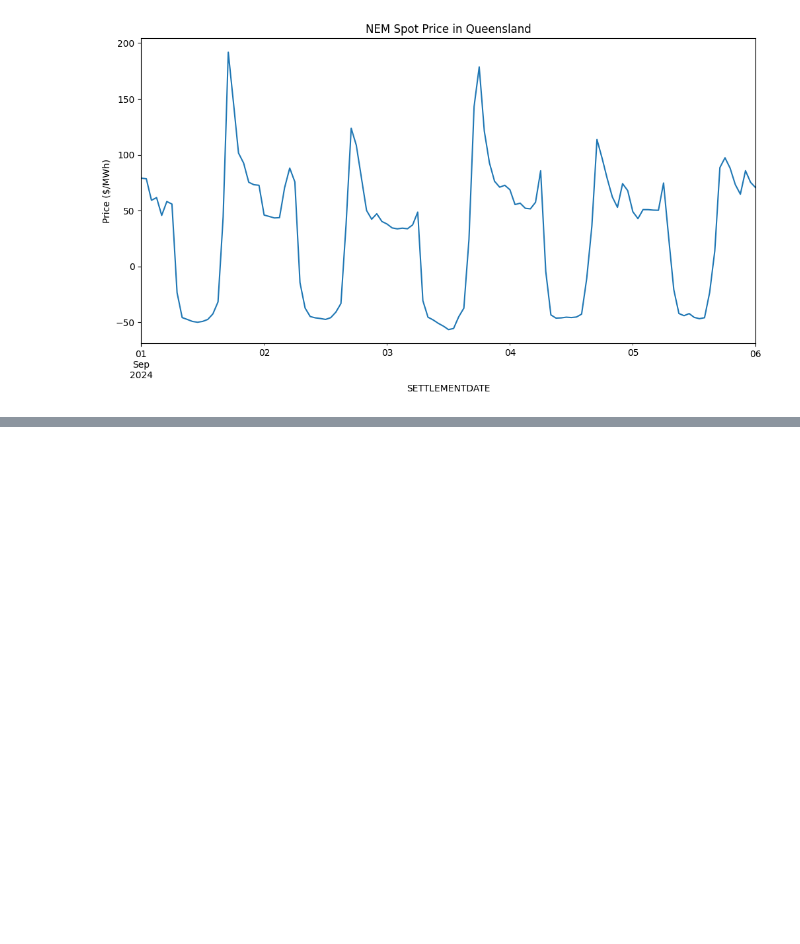
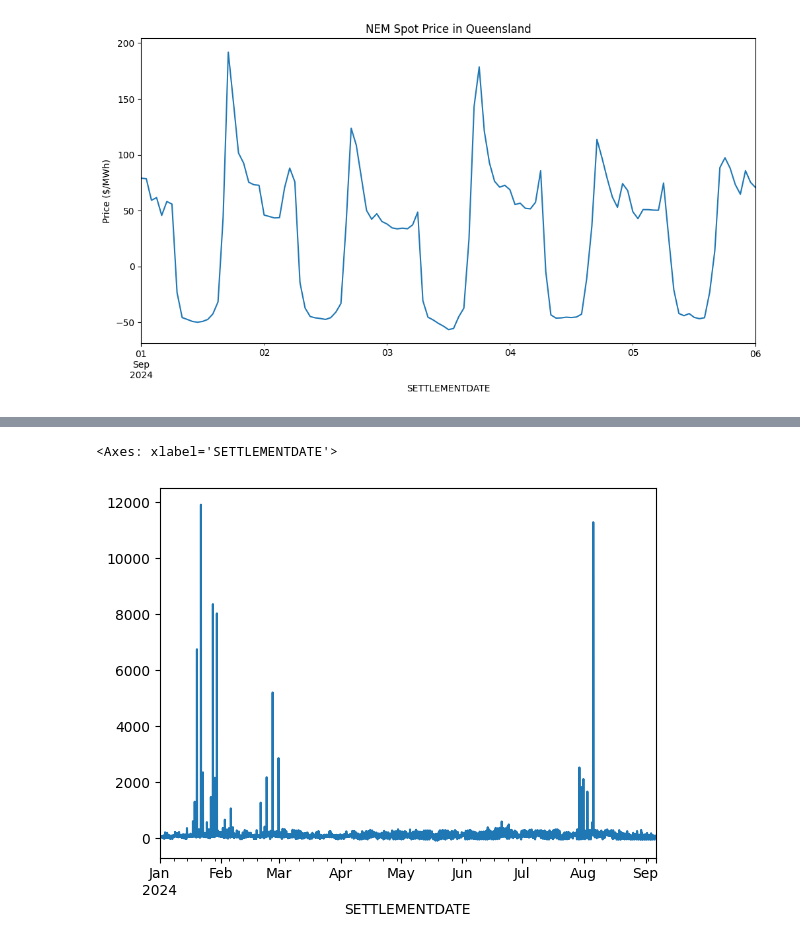
Before and after one commit to jasweep/power-quant-analyst, a Jupyter notebook: src/flexible_dispatch_demo.ipynb, the cells around one changed output, grey strips where cells are left out. Drawn from its saved outputs; the diff is of its cells as text; code cells hidden in the pictures; blank space fills up the shorter version.

```diff
--- a/src/flexible_dispatch_demo.ipynb
+++ b/src/flexible_dispatch_demo.ipynb
@@ -257,0 +294,15 @@ Text(0, 0.5, 'Real Cashflow ($)')
+# %%
+# Let's now run this for the whole year to date
+# get all the CSV data in the data folder
+import os
+import glob
+
+data_folder = r"..\data"
+csv_files = glob.glob(os.path.join(data_folder, "*.csv"))
+
+# Load all the data into a single DataFrame
+data = pd.concat([pd.read_csv(f, date_format='%Y-%m-%d %H:%M:%S', parse_dates=['SETTLEMENTDATE']) for f in csv_files])
+# %%
+data['SETTLEMENTDATE'] = pd.to_datetime(data['SETTLEMENTDATE'])
+# %%
+data.set_index('SETTLEMENTDATE', inplace=True)
@@ -257,0 +323,8 @@ Text(0, 0.5, 'Real Cashflow ($)')
+# %%
+hourly_data = data.groupby(data.index.strftime('%Y-%m-%d %H')).RRP.mean()
+hourly_data.index = pd.to_datetime(hourly_data.index, format='%Y-%m-%d %H')
+# %%
+hourly_data.plot()
+# %% [output]
+<Axes: xlabel='SETTLEMENTDATE'>
+[figure, added]
```
Also changed, not shown: parts of 17 cells of this notebook.
